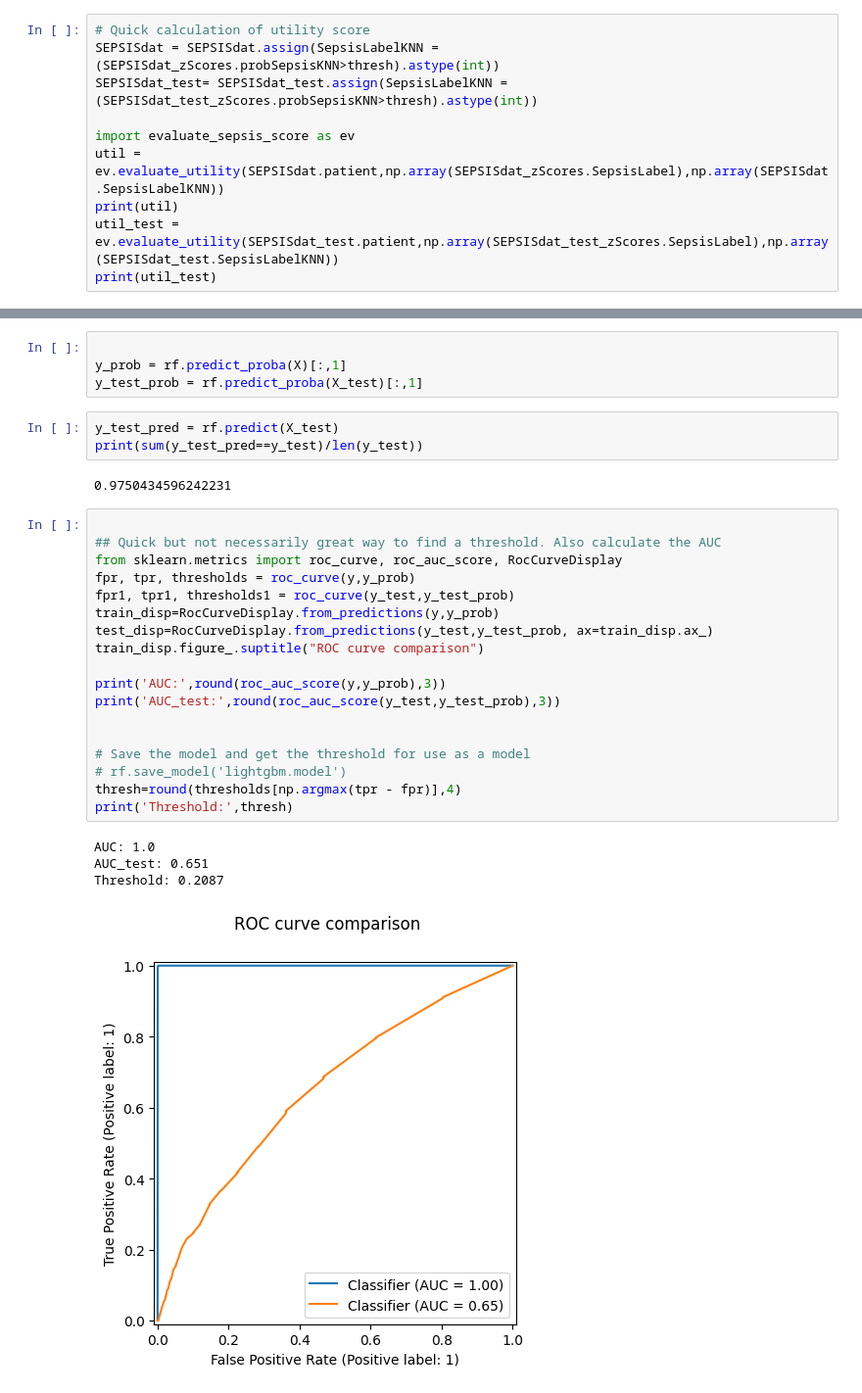
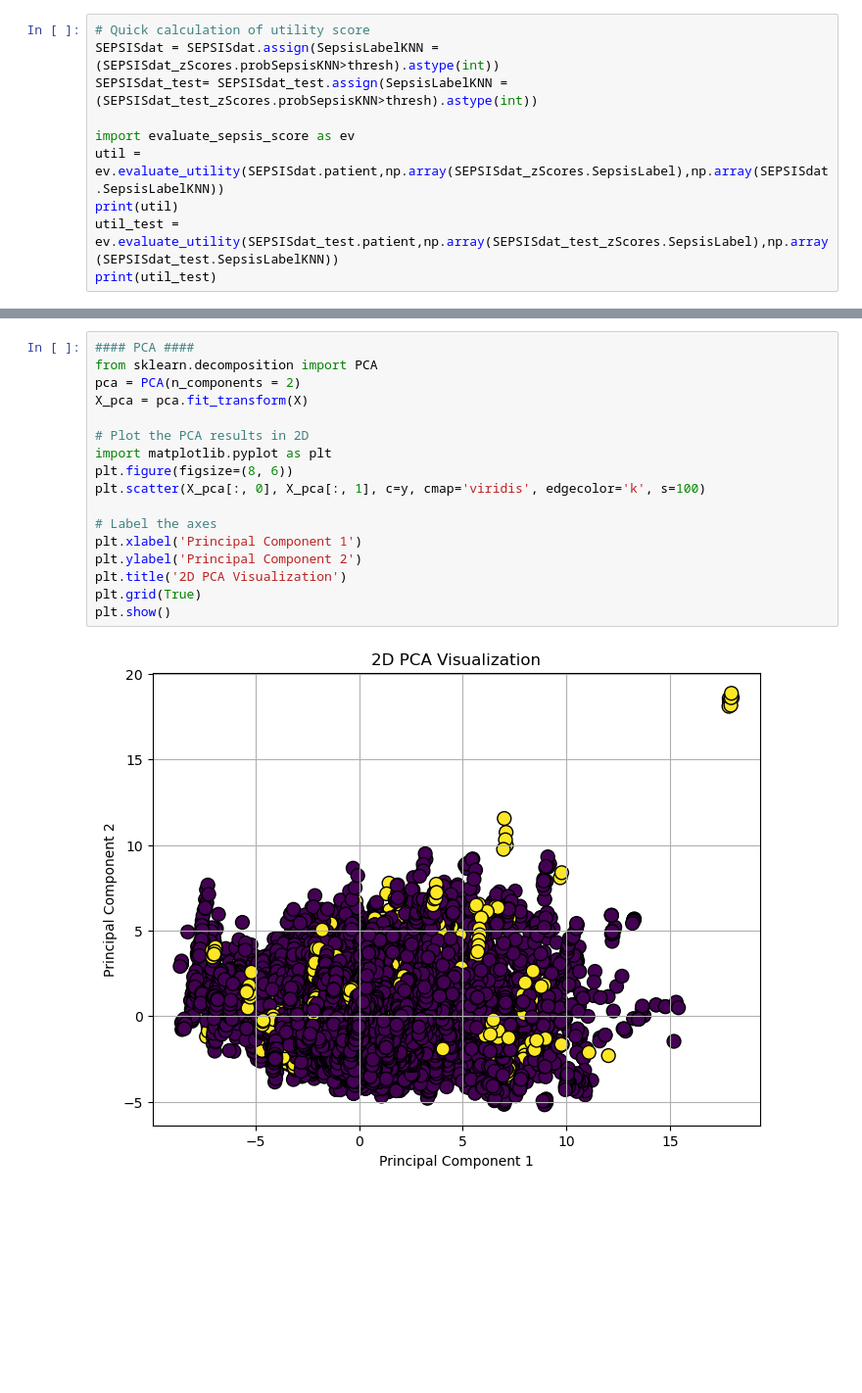
Before and after one commit to SfyXboh/BMEG423_CDSS_Assignment_2024, a Jupyter notebook: python_modelBuilding/training.ipynb, the cells around one changed output, grey strips where cells are left out. Shown: that part at 98% size. Cells and saved outputs as stored; diff of their text form; blank space fills up the shorter version.

```diff
--- a/python_modelBuilding/training.ipynb
+++ b/python_modelBuilding/training.ipynb
@@ -306,32 +307,19 @@ feature: D/S BP; importance: 0.056752253577524635
-# %%
-
-y_prob = rf.predict_proba(X)[:,1]
-y_test_prob = rf.predict_proba(X_test)[:,1]
-# %%
-y_test_pred = rf.predict(X_test)
-print(sum(y_test_pred==y_test)/len(y_test))
-# %% [output]
-0.9750434596242231
-# %%
-
-## Quick but not necessarily great way to find a threshold. Also calculate the AUC
-from sklearn.metrics import roc_curve, roc_auc_score, RocCurveDisplay
-fpr, tpr, thresholds = roc_curve(y,y_prob)
-fpr1, tpr1, thresholds1 = roc_curve(y_test,y_test_prob)
-train_disp=RocCurveDisplay.from_predictions(y,y_prob)
-test_disp=RocCurveDisplay.from_predictions(y_test,y_test_prob, ax=train_disp.ax_)
-train_disp.figure_.suptitle("ROC curve comparison")
-
-print('AUC:',round(roc_auc_score(y,y_prob),3))
-print('AUC_test:',round(roc_auc_score(y_test,y_test_prob),3))
-
-
-# Save the model and get the threshold for use as a model
-# rf.save_model('lightgbm.model')
-thresh=round(thresholds[np.argmax(tpr - fpr)],4)
-print('Threshold:',thresh)
-# %% [output]
-AUC: 1.0
-AUC_test: 0.651
-Threshold: 0.2087
-[figure, removed]
+# %%
+#### PCA ####
+from sklearn.decomposition import PCA
+pca = PCA(n_components = 2)
+X_pca = pca.fit_transform(X)
+
+# Plot the PCA results in 2D
+import matplotlib.pyplot as plt
+plt.figure(figsize=(8, 6))
+plt.scatter(X_pca[:, 0], X_pca[:, 1], c=y, cmap='viridis', edgecolor='k', s=100)
+
+# Label the axes
+plt.xlabel('Principal Component 1')
+plt.ylabel('Principal Component 2')
+plt.title('2D PCA Visualization')
+plt.grid(True)
+plt.show()
+# %% [output]
+[figure, added]
```
Also changed, not shown: parts of 8 cells of this notebook.
